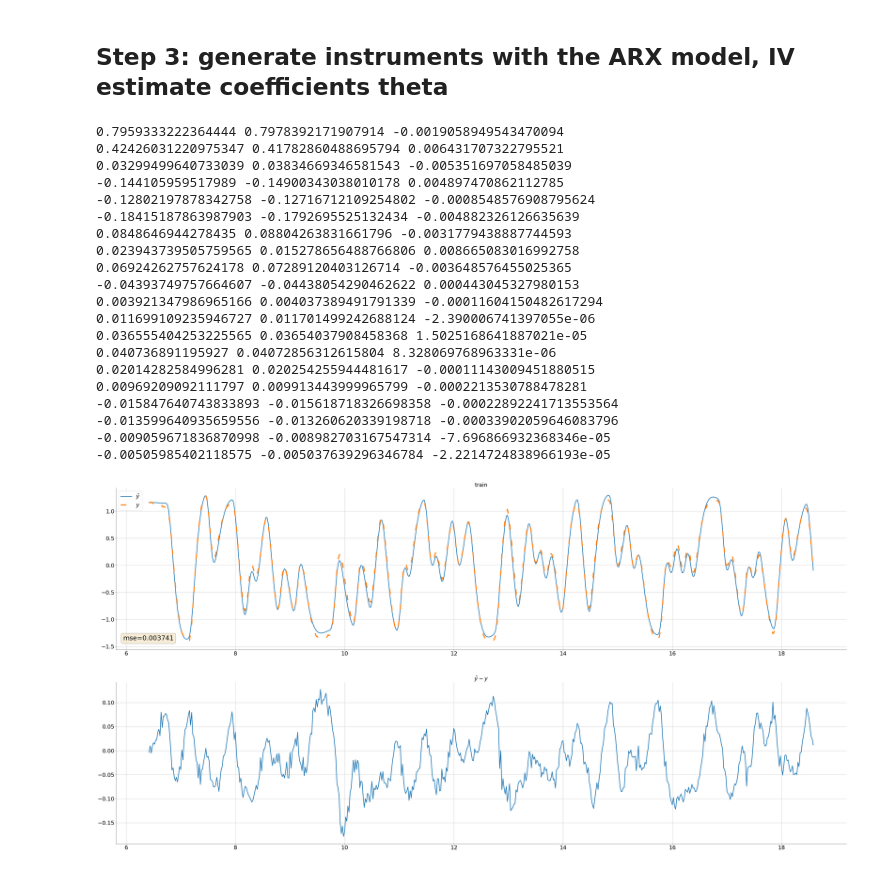
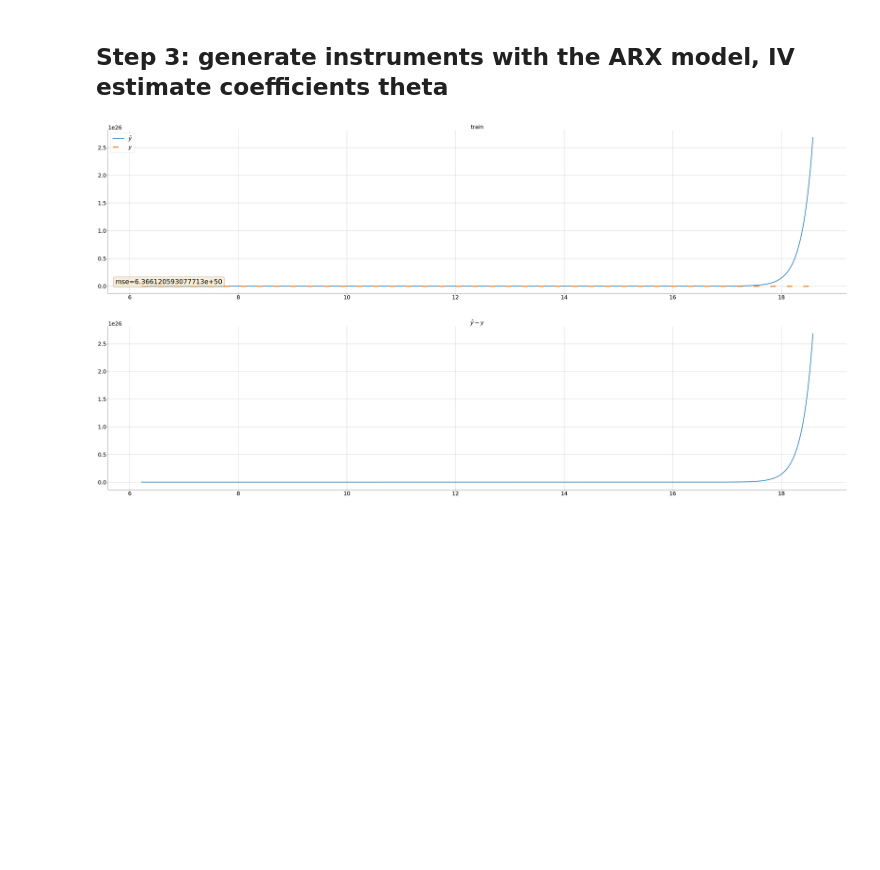
Before and after one commit to nyuhanc/BLA, a Jupyter notebook: BLA_IV_2.ipynb, the cells around one changed output. Cells and saved outputs as stored; diff of their text form; code cells hidden in the pictures; blank space fills up the shorter version.

```diff
--- a/BLA_IV_2.ipynb
+++ b/BLA_IV_2.ipynb
@@ -60,7 +60,7 @@ y_valid = np.asarray(df1['y']).reshape(-1,1)
 df_1 = copy.deepcopy(df2)
 
 # define lags
-lag = 10
+lag = 5
 
 # create a list of labels
 lagged_u = ['u_lag'+str(i) for i in range(1, lag+1)]
@@ -145,57 +145,33 @@ X = np.asarray(df_2[lagged_y+lagged_u])
 y = np.asarray(df_2['y'])
 theta_2 = np.linalg.inv(Z.T @ X) @ Z.T @ y
 
-for i in range(len(theta_1)):
-    print(theta_1[i], theta_2[i], theta_1[i] - theta_2[i])
-
 # # solve with IV
 # model_iv_2 = IV2SLS(dependent=df_2['y'],
 #                     exog=df_2[lagged_u],
 #                     endog=df_2[lagged_y],
-#                     instruments=-df_2[lagged_x] # notice th minus
+#                     instruments=df_2[lagged_x] # notice th minus
 #                     )
 # results_2 = model_iv_2.fit()
-#
 # #save results
 # theta_2_df = results_2.params
 # theta_2 = np.asarray(theta_2_df)
 
 # simulate model
 df_2['x'] = simulate(theta_2, df_2[lagged_y].iloc[0, :], df_2[lagged_u])
 #df_2['x'] = np.asarray(df_2[lagged_y+lagged_u]) @ theta_2
 
 # training error
 mse_train_2 = mean_squared_error(df_2['x'], df_2['y'])
 
 fig, axn = plt.subplots(2,1,figsize=(60,30))
 axn[0].plot(np.asarray(df_2['time']), df_2['x'], label=r'$\hat{y}$')
 axn[0].plot(np.asarray(df_2['time']), np.asarray(df_2['y']), label=r'$y$', linestyle=(0, (5,10)), lw=5)
 axn[0].set_title('train')
 axn[0].legend(loc=2)
 axn[0].text(0.01, 0.05, 'mse={}'.format(round(mse_train_2,6)), transform=axn[0].transAxes, verticalalignment='bottom', bbox=dict(boxstyle='round', facecolor='wheat', alpha=0.5))
 axn[0].grid(True)
 axn[1].plot(np.asarray(df_2['time']),df_2['x'] - df_2['y'])
 axn[1].set_title(r'$\hat{y}-y$')
 axn[1].grid(True)
 # %% [output]
-0.7959333222364444 0.7978392171907914 -0.0019058949543470094
-0.42426031220975347 0.41782860488695794 0.006431707322795521
-0.03299499640733039 0.03834669346581543 -0.005351697058485039
--0.144105959517989 -0.14900343038010178 0.004897470862112785
--0.12802197878342758 -0.12716712109254802 -0.0008548576908795624
--0.18415187863987903 -0.1792695525132434 -0.004882326126635639
-0.0848646944278435 0.08804263831661796 -0.0031779438887744593
-0.023943739505759565 0.015278656488766806 0.008665083016992758
-0.06924262757624178 0.07289120403126714 -0.003648576455025365
--0.04393749757664607 -0.04438054290462622 0.000443045327980153
-0.003921347986965166 0.004037389491791339 -0.00011604150482617294
-0.011699109235946727 0.011701499242688124 -2.390006741397055e-06
-0.036555404253225565 0.03654037908458368 1.5025168641887021e-05
-0.040736891195927 0.04072856312615804 8.328069768963331e-06
-0.02014282584996281 0.020254255944481617 -0.00011143009451880515
-0.00969209092111797 0.009913443999965799 -0.0002213530788478281
--0.015847640743833893 -0.015618718326698358 -0.00022892241713553564
--0.013599640935659556 -0.013260620339198718 -0.00033902059646083796
--0.009059671836870998 -0.008982703167547314 -7.696866932368346e-05
--0.00505985402118575 -0.005037639296346784 -2.2214724838966193e-05
-[figure, old version]
+[figure, new version]
```
Also changed, not shown: parts of 1 cell of this notebook, 6 other files.
